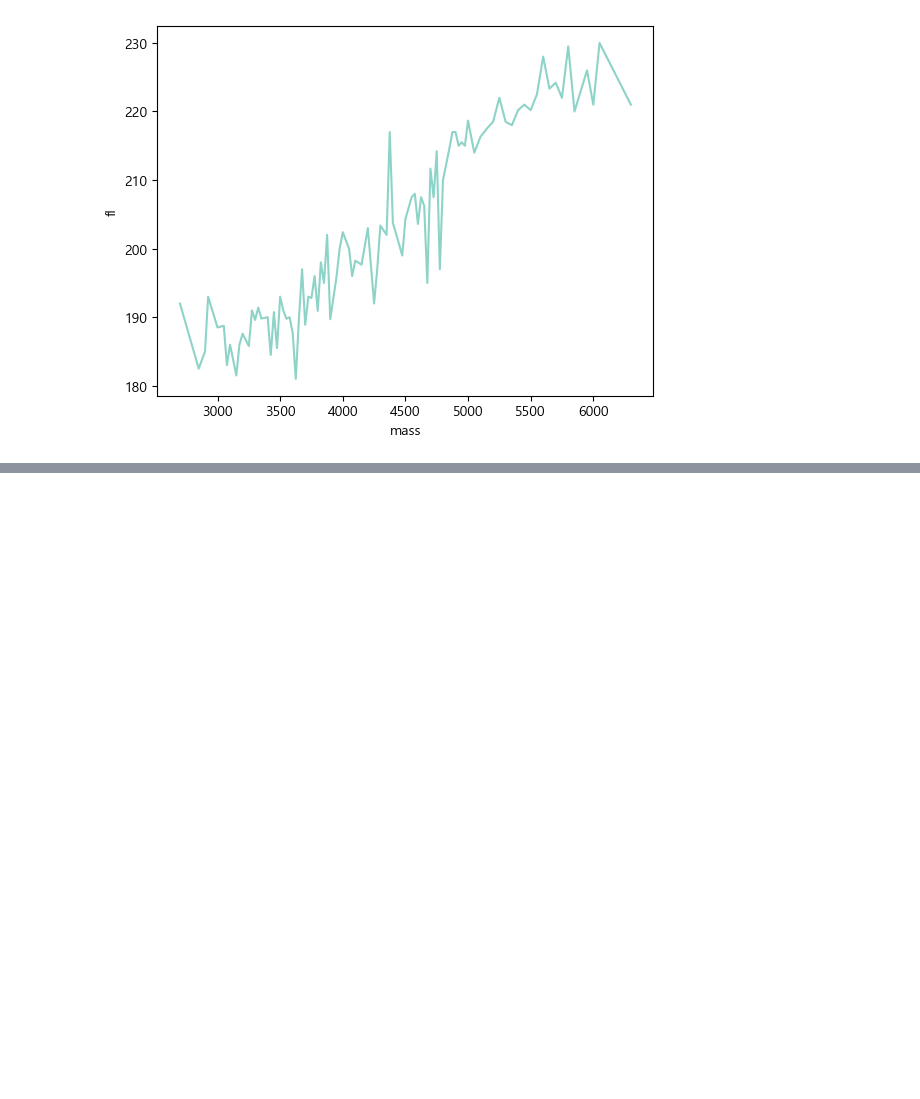
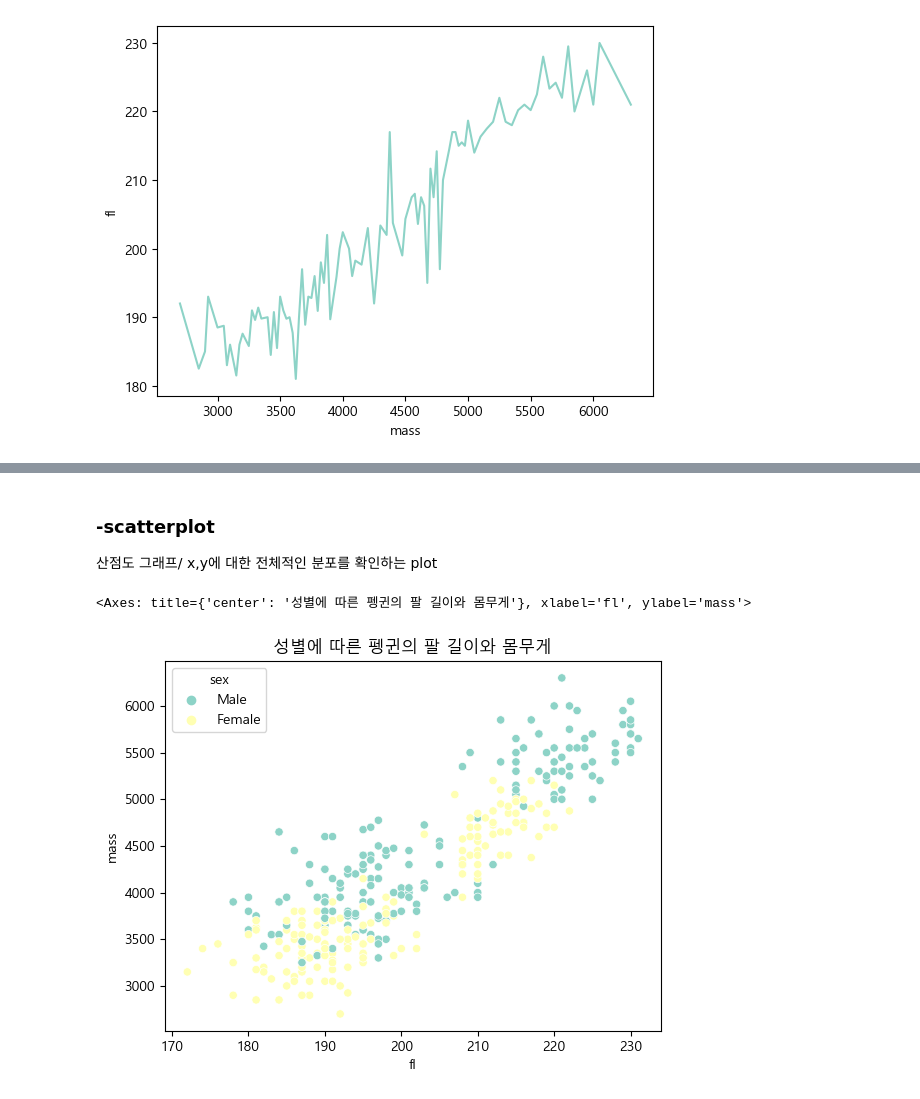
Before and after one commit to jwjb1020/jwj_python, a Jupyter notebook: penguin/penguin.ipynb, the cells around one changed output, grey strips where cells are left out. Saved outputs shown, nothing was run; the diff lists cells and outputs as text; code cells hidden in the pictures; blank space fills up the shorter version.

```diff
--- a/penguin/penguin.ipynb
+++ b/penguin/penguin.ipynb
@@ -212,0 +223,9 @@ sns.lineplot(data=data, x="mass",y="fl",errorbar=None)
+# %% [markdown]
+### -scatterplot
+산점도 그래프/ x,y에 대한 전체적인 분포를 확인하는 plot
+# %%
+plt.title("성별에 따른 펭귄의 팔 길이와 몸무게")
+sns.scatterplot(data=data,x="fl",y="mass",hue="sex")
+# %% [output]
+<Axes: title={'center': '성별에 따른 펭귄의 팔 길이와 몸무게'}, xlabel='fl', ylabel='mass'>
+[figure, added]
```
Also changed, not shown: parts of 6 cells of this notebook, 10 other files.
